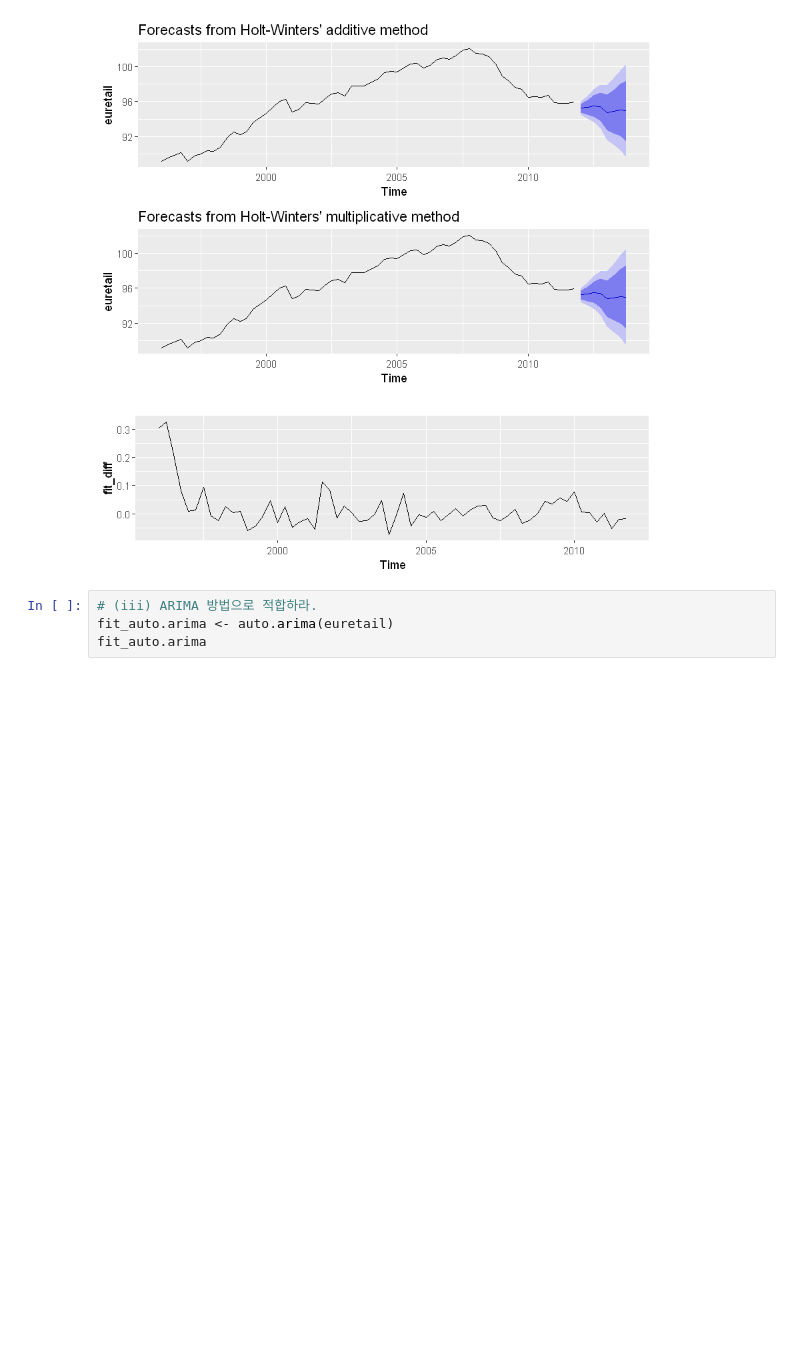
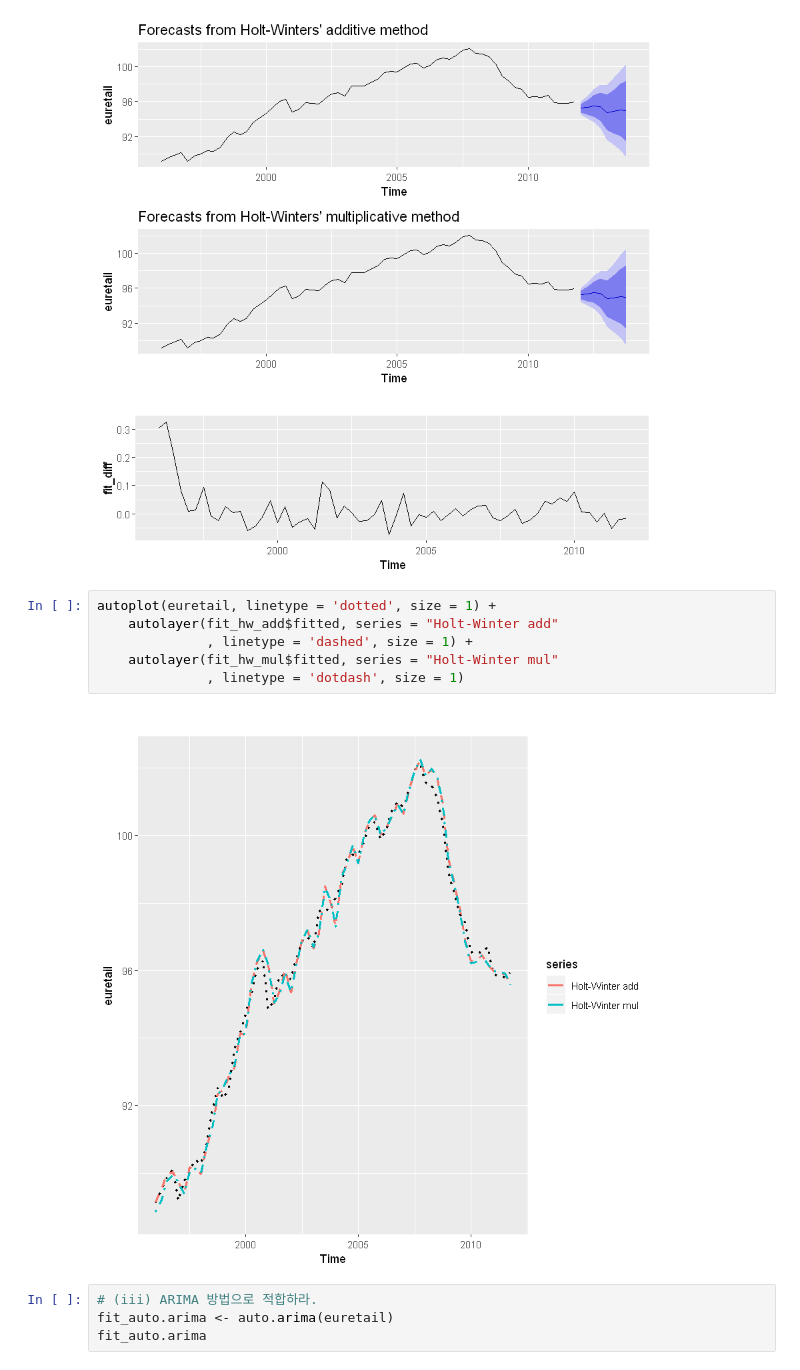
Before and after one commit to D4R6-Robot/Statistics, a Jupyter notebook: 2nd semester/02.TimeSeries/HW4/HW(4-4).ipynb, the cells around one changed output. Drawn from its saved outputs; the diff is of its cells as text; blank space fills up the shorter version.

```diff
--- a/2nd semester/02.TimeSeries/HW4/HW(4-4).ipynb
+++ b/2nd semester/02.TimeSeries/HW4/HW(4-4).ipynb
@@ -84,6 +95,14 @@ grid.arrange(p1, p2, p3,
         c(3)))
 # %% [output]
 [figure]
+# %%
+autoplot(euretail, linetype = 'dotted', size = 1) +
+    autolayer(fit_hw_add$fitted, series = "Holt-Winter add"
+              , linetype = 'dashed', size = 1) +
+    autolayer(fit_hw_mul$fitted, series = "Holt-Winter mul"
+              , linetype = 'dotdash', size = 1)
+# %% [output]
+[figure, added]
 # %%
 # (iii) ARIMA 방법으로 적합하라.
 fit_auto.arima <- auto.arima(euretail)
```
Also changed, not shown: parts of 4 cells of this notebook.
